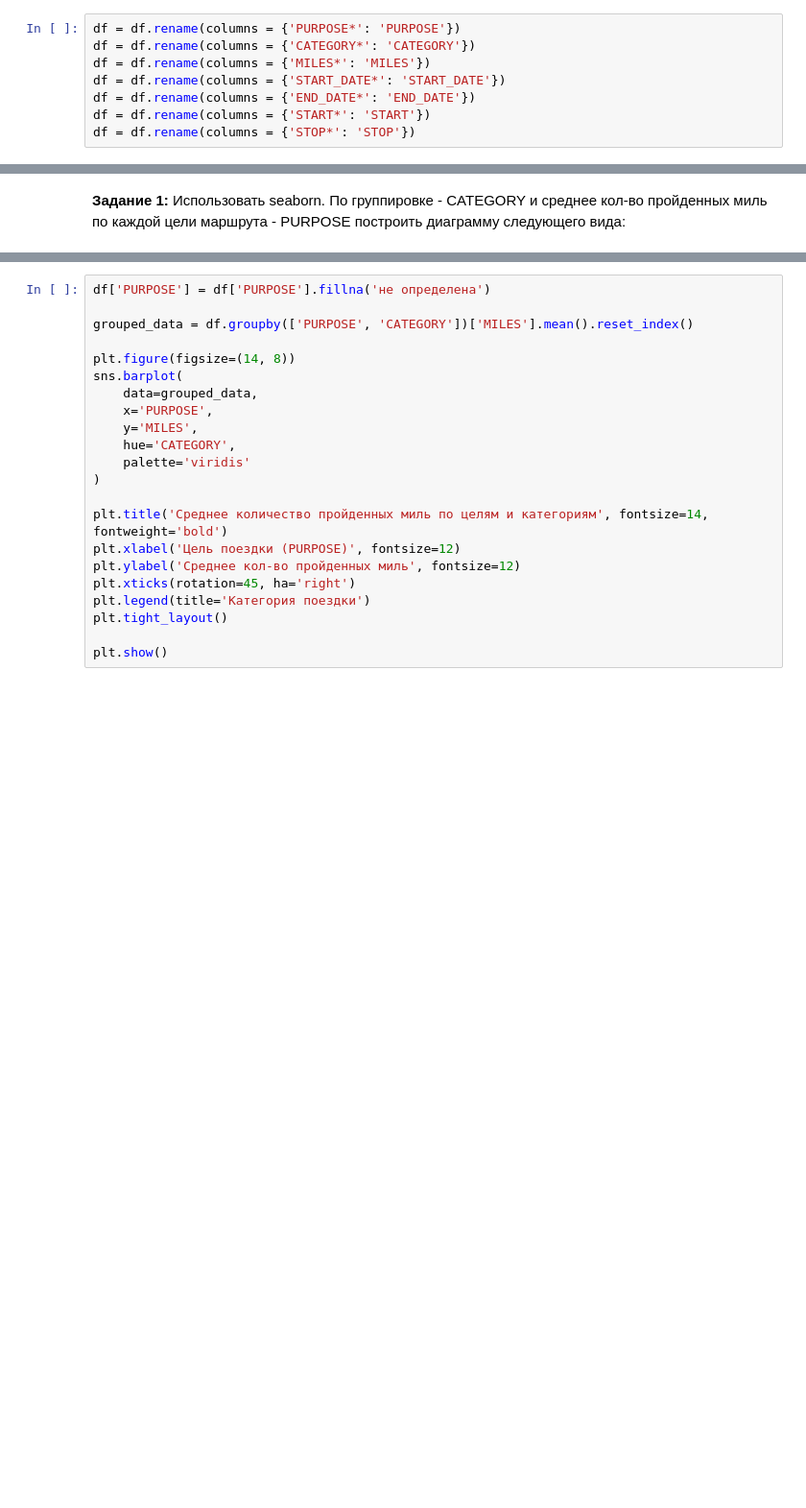
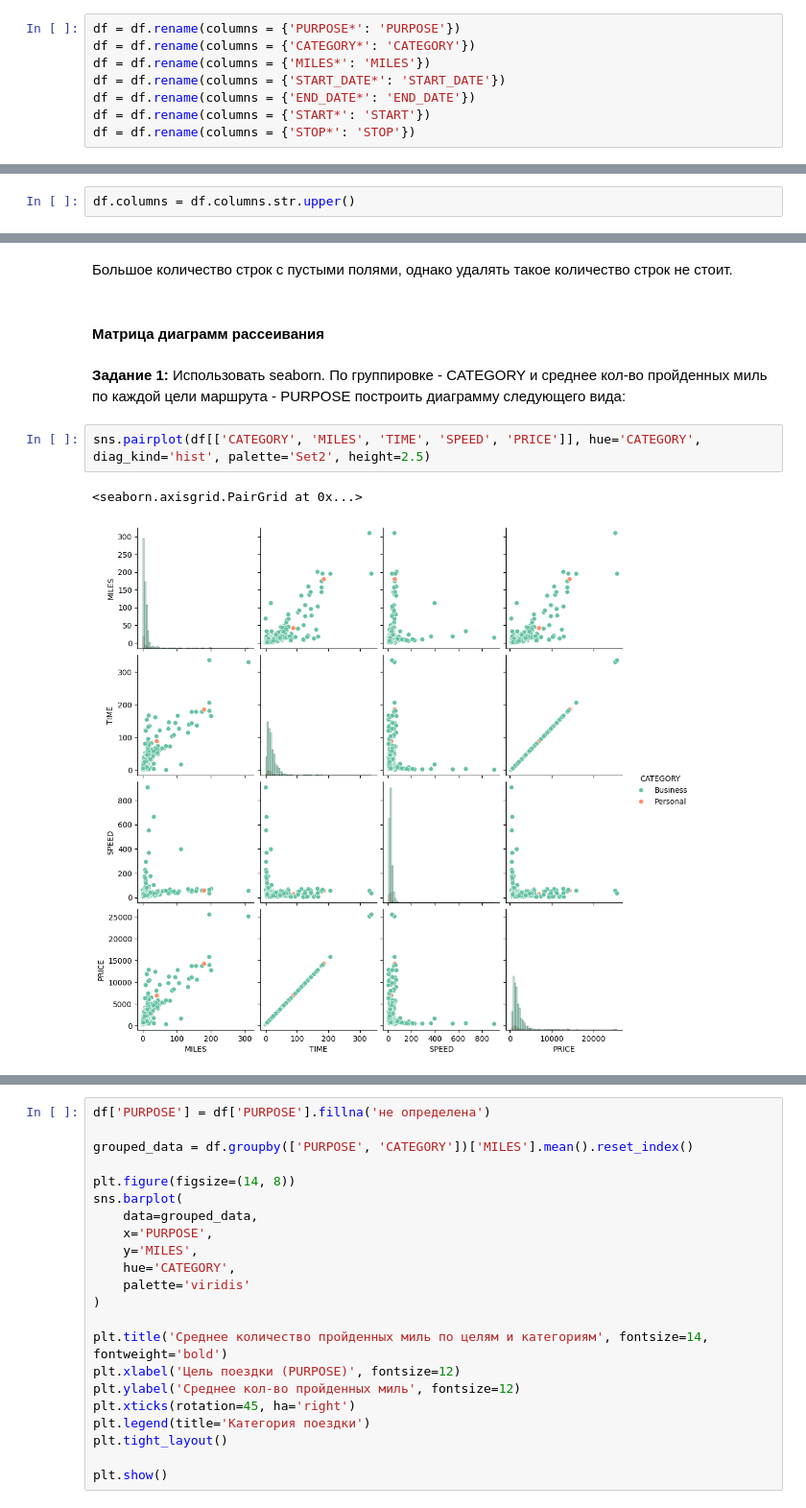
Before and after one commit to kraggg/DataAnalysis, a Jupyter notebook: ЛР_2_Бабенко_8.ipynb, the cells around one changed output, grey strips where cells are left out. Shown: that part at 96% size. Cells and saved outputs as stored; diff of their text form; blank space fills up the shorter version.

```diff
--- a/ЛР_2_Бабенко_8.ipynb
+++ b/ЛР_2_Бабенко_8.ipynb
@@ -50,0 +75,2 @@ import matplotlib.pyplot as plt
+# %%
+df.columns = df.columns.str.upper()
@@ -51,4 +127,13 @@ import matplotlib.pyplot as plt
+# %% [markdown]
+Большое количество строк с пустыми полями, однако удалять такое количество строк не стоит.
+# %% [markdown]
+ #### Матрица диаграмм рассеивания
 # %% [markdown]
 **Задание 1:** Использовать seaborn. По группировке - CATEGORY и среднее кол-во
 пройденных миль по каждой цели маршрута - PURPOSE построить диаграмму
 следующего вида:
+# %%
+sns.pairplot(df[['CATEGORY', 'MILES', 'TIME', 'SPEED', 'PRICE']], hue='CATEGORY', diag_kind='hist', palette='Set2', height=2.5)
+# %% [output]
+<seaborn.axisgrid.PairGrid at 0x...>
+[figure, added]
```
Also changed, not shown: parts of 53 cells of this notebook.
